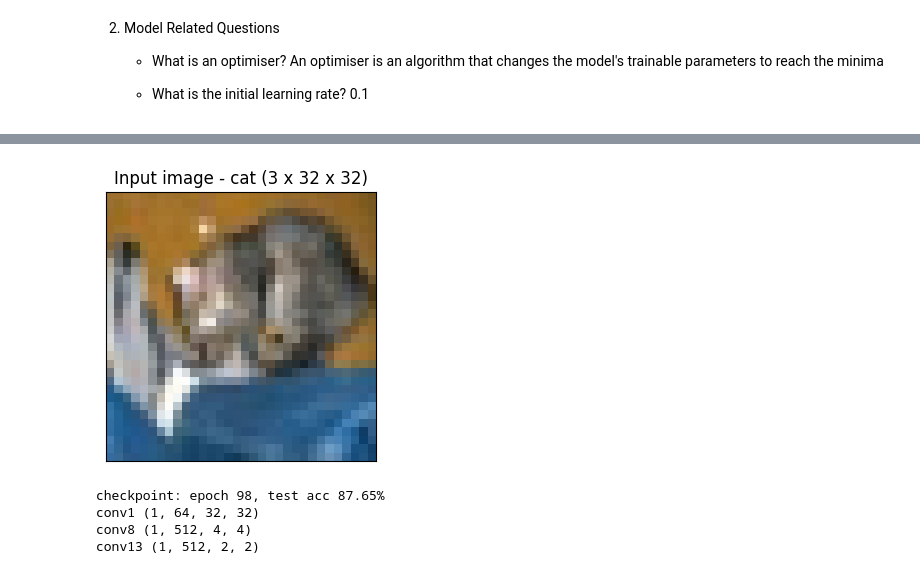
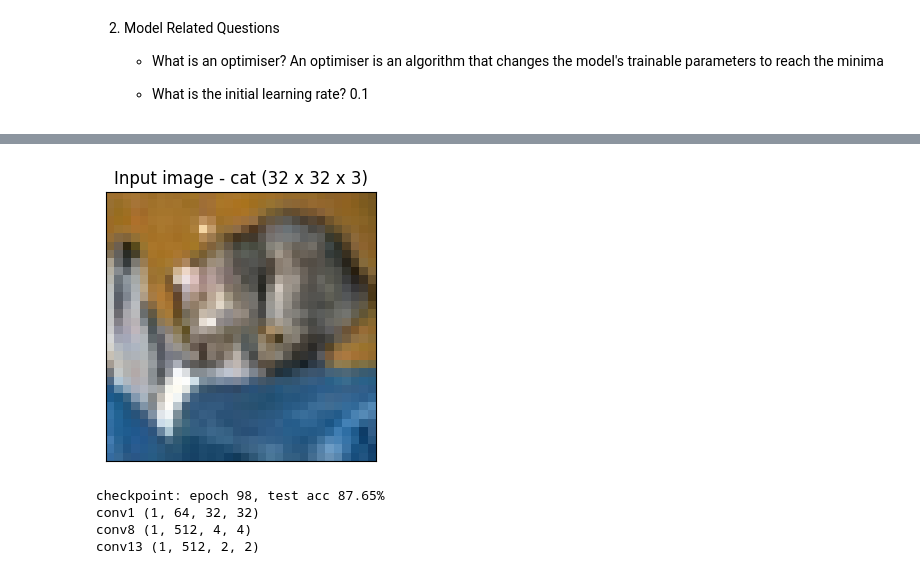
Before and after one commit to EvanAngQiXuan/DNN_Lab1, a Jupyter notebook: Lab1_Q2.ipynb, the cells around one changed output, grey strips where cells are left out. Drawn from its saved outputs; the diff is of its cells as text; code cells hidden in the pictures.

```diff
--- a/Lab1_Q2.ipynb
+++ b/Lab1_Q2.ipynb
@@ -107,35 +111,35 @@ sys.path.append('VGG_cifar10_lab1')
 from models.vgg import VGG
 
 # Same normalisation constants as transform_test in main.py
 MEAN = (0.4914, 0.4822, 0.4465)
 STD = (0.2023, 0.1994, 0.2010)
 
 tf = transforms.Compose([
     transforms.ToTensor(),
     transforms.Normalize(MEAN, STD),
 ])
 testset = torchvision.datasets.CIFAR10(
     root='./data', train=False, download=True, transform=tf)
 
 img, label = testset[0]
 x = img.unsqueeze(0)          # (1, 3, 32, 32) - a batch of one
 
 
 def denormalize(t):
     """Undo Normalize so the image can be displayed."""
     m = torch.tensor(MEAN).view(3, 1, 1)
     s = torch.tensor(STD).view(3, 1, 1)
     return (t * s + m).clamp(0, 1)
 
 
 plt.figure(figsize=(3.5, 3.5))
 plt.imshow(denormalize(img).permute(1, 2, 0))
-plt.title(f'Input image - {testset.classes[label]} (3 x 32 x 32)')
+plt.title(f'Input image - {testset.classes[label]} (32 x 32 x 3)')
 plt.xticks([])
 plt.yticks([])
 plt.show()
 # %% [output]
-[figure, old version]
+[figure, new version]
 # %%
 net = VGG('VGG16')
 
```
Also changed, not shown: parts of 2 cells of this notebook.
